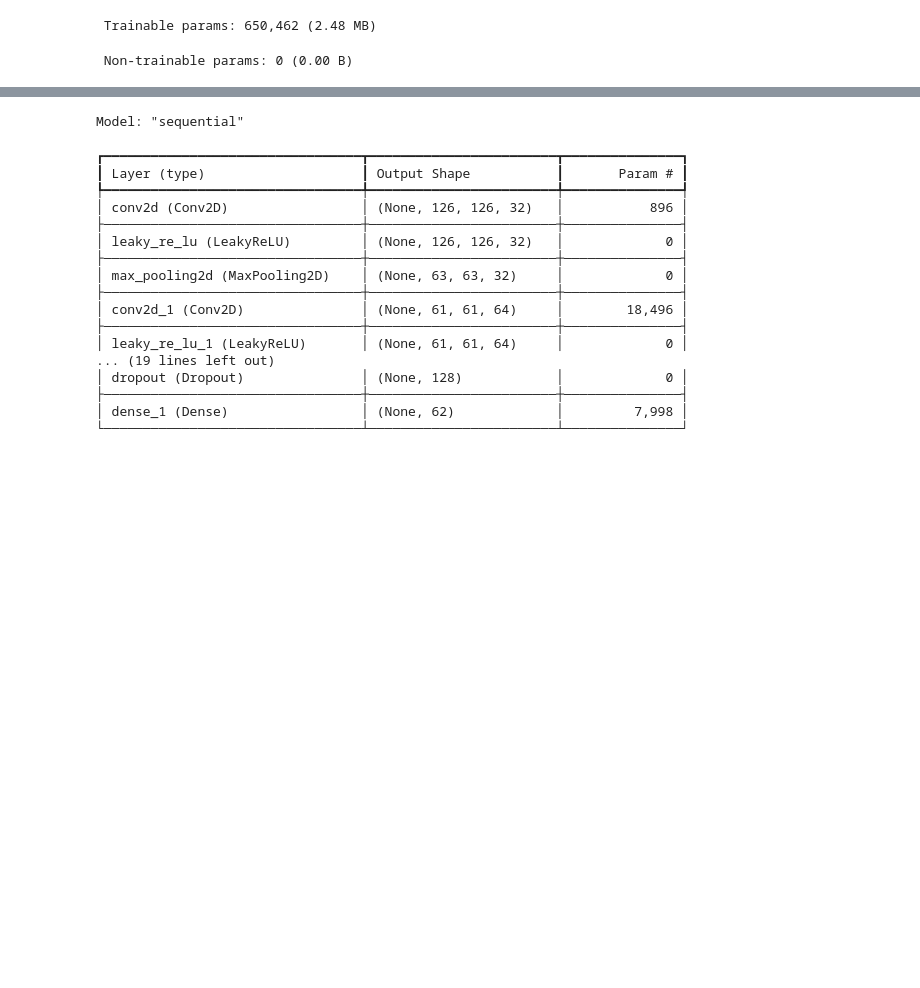
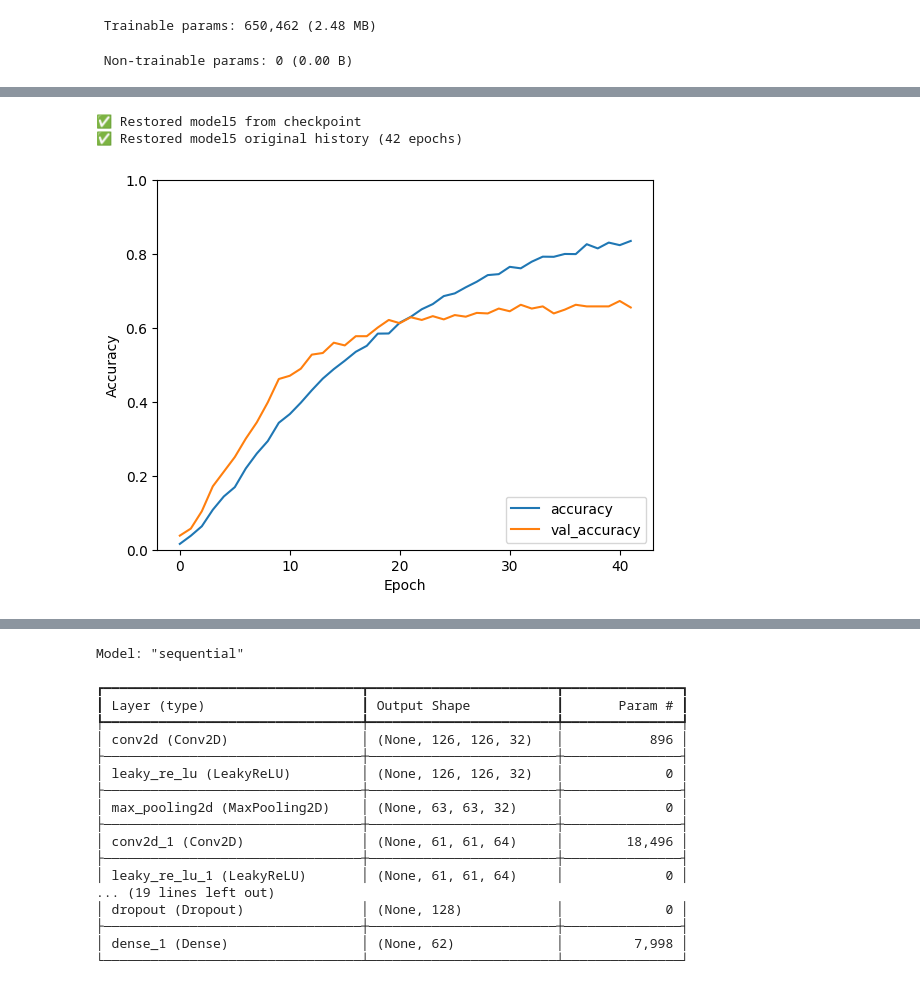
Before and after one commit to sachinadk2011/handwritten-alphanumeric-recognition, a Jupyter notebook: handwritten_recognition.ipynb, the cells around one changed output, grey strips where cells are left out. Saved outputs shown, nothing was run; the diff lists cells and outputs as text; code cells hidden in the pictures; blank space fills up the shorter version.

Commit message:
trained model 5 on augement dataset

```diff
--- a/handwritten_recognition.ipynb
+++ b/handwritten_recognition.ipynb
@@ -758,3 +759,11 @@ Epoch 6/100
 Epoch 42/100
 86/86 ━━━━━━━━━━━━━━━━━━━━ 23s 268ms/step - accuracy: 0.8354 - loss: 0.5021 - val_accuracy: 0.6554 - val_loss: 1.5312
 Saved: model5_history_original.pkl
+# %%
+model5 = restore_model("model5")
+history5 = restore_history('model5', 'original')
+accuracy_vs_epochs(history5)
+# %% [output]
+✅ Restored model5 from checkpoint
+✅ Restored model5 original history (42 epochs)
+[figure, added]
```
Also changed, not shown: parts of 3 cells of this notebook.
